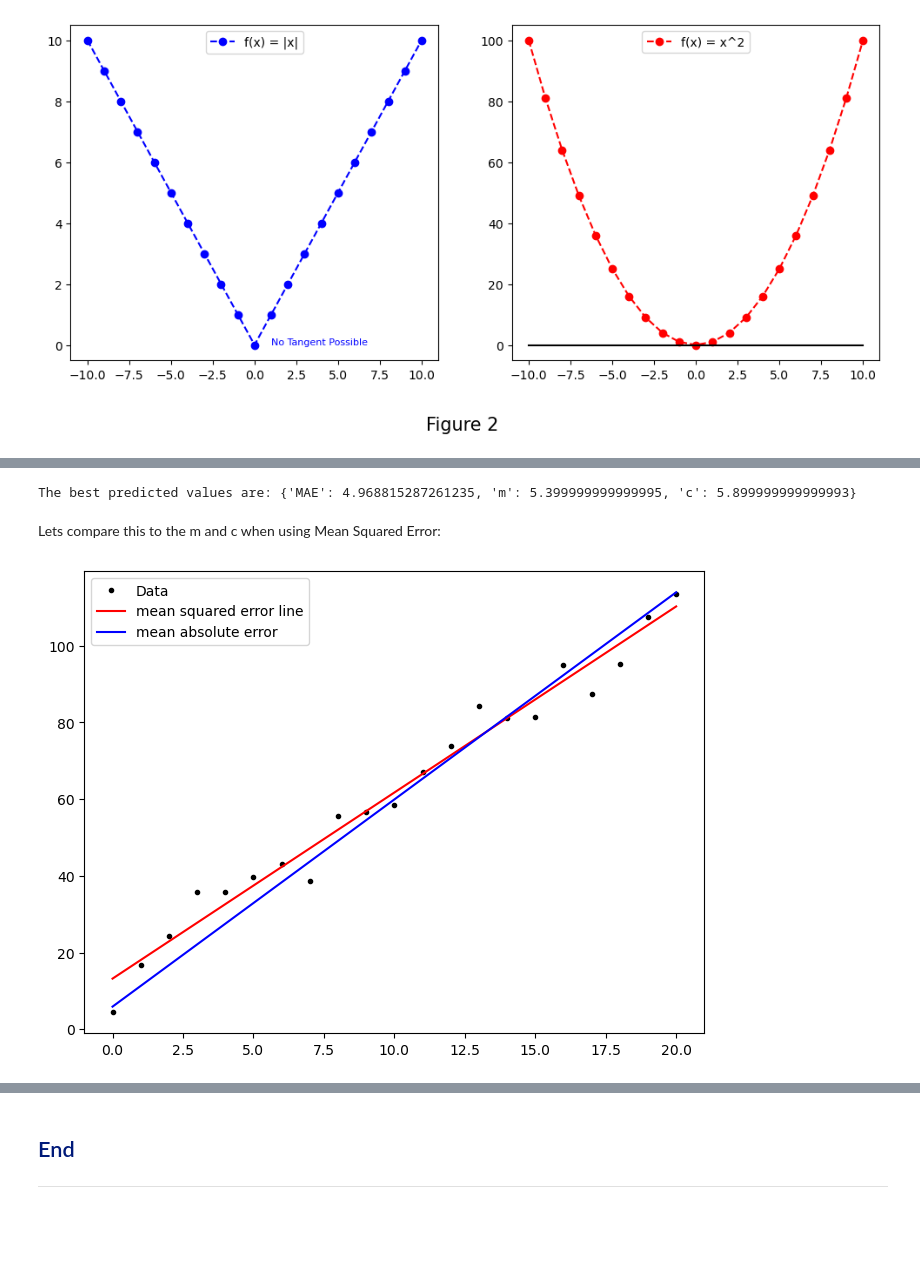
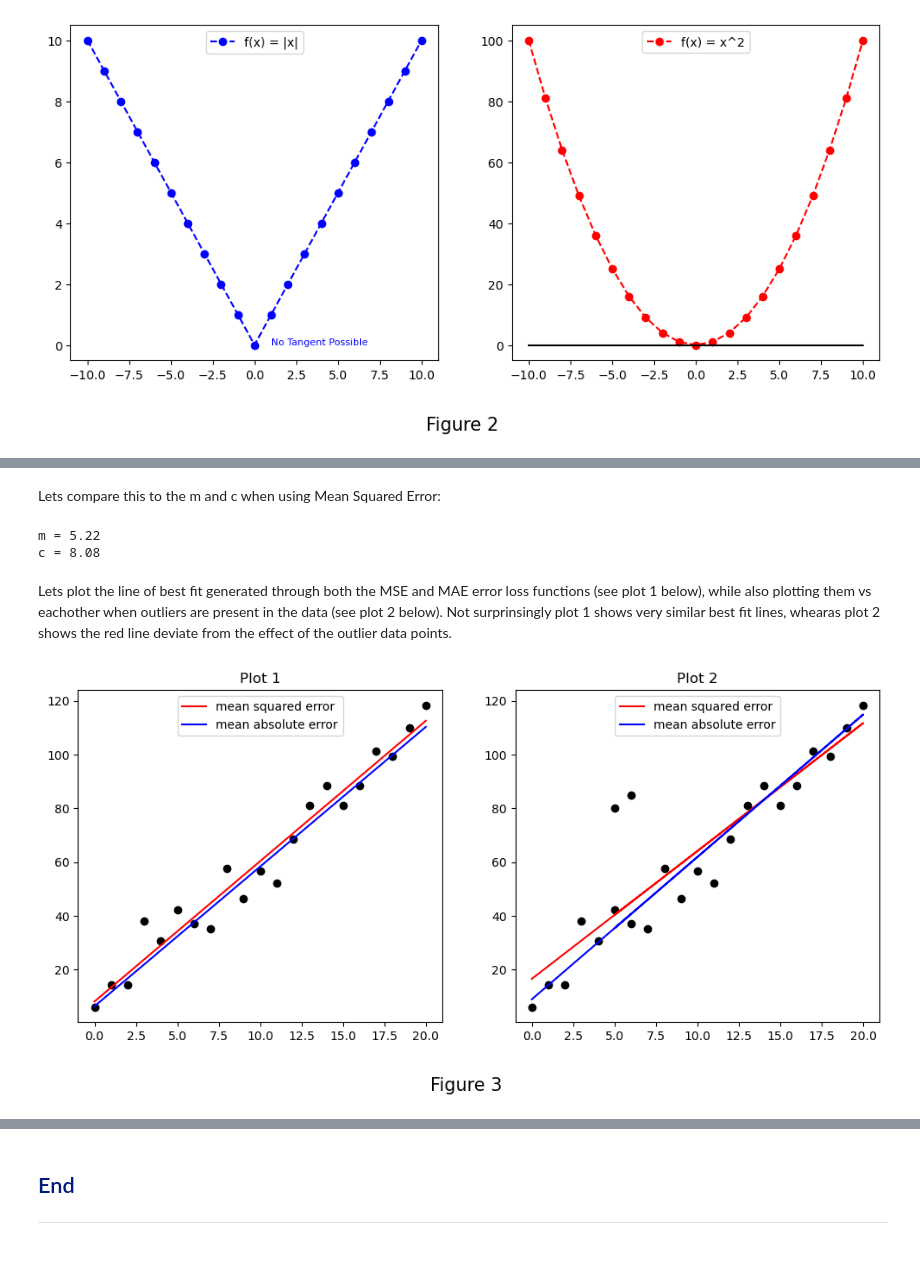
Before and after one commit to CiaranMoran27/machstat-assessment, a Jupyter notebook: practicals/03-models-exercises.ipynb, the cells around one changed output, grey strips where cells are left out. Saved outputs shown, nothing was run; the diff lists cells and outputs as text; code cells hidden in the pictures.

Commit message:
Exercise 3 Updated Figure 3

```diff
--- a/practicals/03-models-exercises.ipynb
+++ b/practicals/03-models-exercises.ipynb
@@ -65,3 +92,6 @@ Although the mean squared error is typically used, one may still want to solve f
 # linear approach to solving for best fit line via Mean Asbolute Error
 xvals = np.arange(0.0, 21.0, 1.0)
 yvals = 5.0 * xvals + 10.0 + np.random.normal(0.0, 5, xvals.size)
+
+optimal_mae_vals = get_mae_optimal_vals(xvals, yvals)
+print("The best predicted values are:", optimal_mae_vals)
@@ -78,45 +100,42 @@ print(np.polyfit(xvals, yvals, 1))
-# %%
-# calculating Mean Absolute Error
-# substitute y values for predicted y-values = mx + c
-optimal_vals = {'MAE': 1000000, 'm': 0, 'c': 0}
-
-for m in np.arange(4, 6, 0.1):
-
-    # loop potential c vals from -10 to 10 (steps of 0.5) as y-intercept looks in this range
-    for c in np.arange(4, 6, 0.1):
-
-        mae_val = 0
-        for i in range(len(xvals)):
-            # get absolute diff of x and y theoretical
-            # use val of 5.3 as slope as solved above
-            # get abs diff between yvals actual and yvals theoretical
-            mae_val += abs(yvals[i] - (m * xvals[i] + c))
-
-        error = mae_val / len(xvals)
-        if error < optimal_vals['MAE']:
-            optimal_vals.update({'MAE': error, 'm': m, 'c': c})
-
-print("The best predicted values are:",optimal_vals)
-# %% [output]
-The best predicted values are: {'MAE': 4.968815287261235, 'm': 5.399999999999995, 'c': 5.899999999999993}
 # %% [markdown]
 Lets compare this to the m and c when using Mean Squared Error:
 # %%
 m_mse, c_mse = np.polyfit(xvals, yvals, 1)
+print(f'm = {m_mse:.2f}\nc = {c_mse:.2f}')
+# %% [output]
+m = 5.22
+c = 8.08
-# %%
-plt.plot(xvals, yvals, 'k.', label="Data")
-
-# plot x vs y-actual, y-pred (MSE) and y-pred MAE
-plt.plot(xvals, m_mse * xvals + c_mse, 'r-', label = r"mean squared error line")
-plt.plot(xvals, optimal_vals['m'] * xvals + optimal_vals['c'], 'b-',
-         label = r"mean absolute error")
-
-# format plot
-plt.legend()
-plt.xlabel('')
-plt.ylabel('')
-plt.show()
-# %% [output]
-[figure, removed]
+# %% [markdown]
+Lets plot the line of best fit generated through both the MSE and MAE error loss functions (see plot 1 below), while also plotting them vs eachother when outliers are present in the data (see plot 2 below). Not surprinsingly plot 1 shows very similar best fit lines, whearas plot 2 shows the red line deviate from the effect of the outlier data points.
+# %%
+fig, (ax1, ax2) = plt.subplots(1, 2, figsize = (12, 5))
+plt.figtext(0.5, -0.05, 'Figure 3', wrap = True, horizontalalignment = 'center', fontsize = 15);
+
+# plot y-actual vs y-pred for lines generated via MAE & MSE cost functions
+ax1.plot(xvals, yvals, 'ko')
+ax1.plot(xvals, m_mse * xvals + c_mse, 'r-', label = r"mean squared error")
+ax1.plot(xvals, optimal_mae_vals['m'] * xvals + optimal_mae_vals['c'], 'b-',
+         label = r"mean absolute error")
+
+# add outliers to dataset and recalc optimal mae vals
+x_vals_plus_outlier = np.append(xvals, (5, 6))
+y_vals_plus_outlier = np.append(yvals, (80 , 85))
+optimal_mae_vals = get_mae_optimal_vals(x_vals_plus_outlier, y_vals_plus_outlier)
+
+# plot same as plot 1 but with outliers present in data
+m_mse, c_mse = np.polyfit(x_vals_plus_outlier, y_vals_plus_outlier, 1)
+ax2.plot(x_vals_plus_outlier, y_vals_plus_outlier, 'ko')
+ax2.plot(x_vals_plus_outlier, m_mse * x_vals_plus_outlier + c_mse, 'r-', label = r"mean squared error")
+ax2.plot(x_vals_plus_outlier, optimal_mae_vals['m'] * x_vals_plus_outlier + optimal_mae_vals['c'], 'b-',
+         label = r"mean absolute error")
+
+# format the plots
+ax1.set_title("Plot 1")
+ax2.set_title("Plot 2")
+ax1.legend(loc = 9)
+ax2.legend(loc = 9)
+plt.show();
+# %% [output]
+[figure, added]
 # %% [markdown]
 ## References
```
Also changed, not shown: parts of 7 cells of this notebook.
